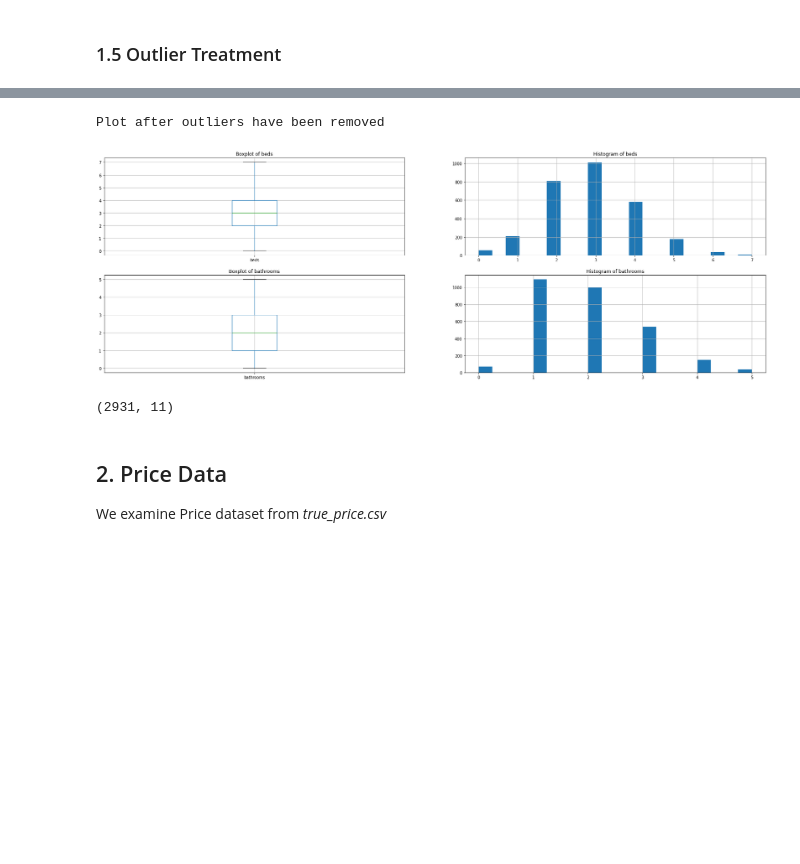
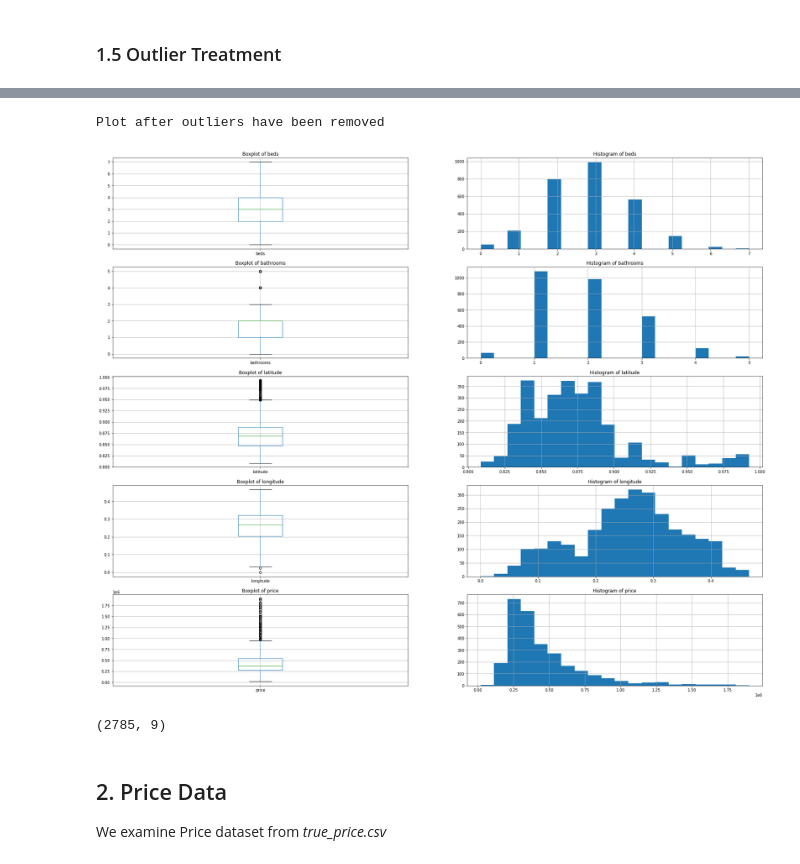
Before and after one commit to ranadas/ET5003_SEM1_2021-2, a Jupyter notebook: Week-3/ET5003_Etivity2_Rana_Das_19137338.ipynb, the cells around one changed output, grey strips where cells are left out. Drawn from its saved outputs; the diff is of its cells as text; code cells hidden in the pictures; blank space fills up the shorter version.

```diff
--- a/Week-3/ET5003_Etivity2_Rana_Das_19137338.ipynb
+++ b/Week-3/ET5003_Etivity2_Rana_Das_19137338.ipynb
@@ -477,11 +488,25 @@ print(df_train.shape)
-# %%
-print("Plot after outliers have been removed")
-for i in range(0, len(include_featues)):
-    df_train = remove_outliers(df_train,include_featues[i])
-
-plot_box_hist(df_train, include_featues)
-print(df_train.shape)
-# %% [output]
-Plot after outliers have been removed
-[figure, removed]
-(2931, 11)
+# %%
+print("Plot after outliers have been removed")
+for i in range(0, len(include_featues)):
+    df_train = remove_outliers(df_train,include_featues[i])
+
+
+# Removing location that are outside of Ireland From Nigel Portley
+df_train['latitude'] = (df_train['latitude'] -51.45843)/2.173
+df_test['latitude'] = (df_test['latitude'] -51.45843)/2.173
+
+df_train['longitude'] = (df_train['longitude'] + 6.521187)
+df_test['longitude'] = (df_test['longitude'] + 6.521187)
+
+df_train['bathrooms'].values[df_train['bathrooms'].values > 7 ] = 7
+df_test['bathrooms'].values[df_test['bathrooms'].values > 7 ] = 7
+
+df_train['beds'].values[df_train['beds'].values > 10 ] = 10
+df_test['beds'].values[df_test['beds'].values > 10 ] = 10
+
+df_train.drop('ad_id', axis=1, inplace=True)
+df_test.drop('ad_id', axis=1, inplace=True)
+# %% [output]
+Plot after outliers have been removed
+[figure, added]
+(2785, 9)
```
Also changed, not shown: parts of 54 cells of this notebook.
